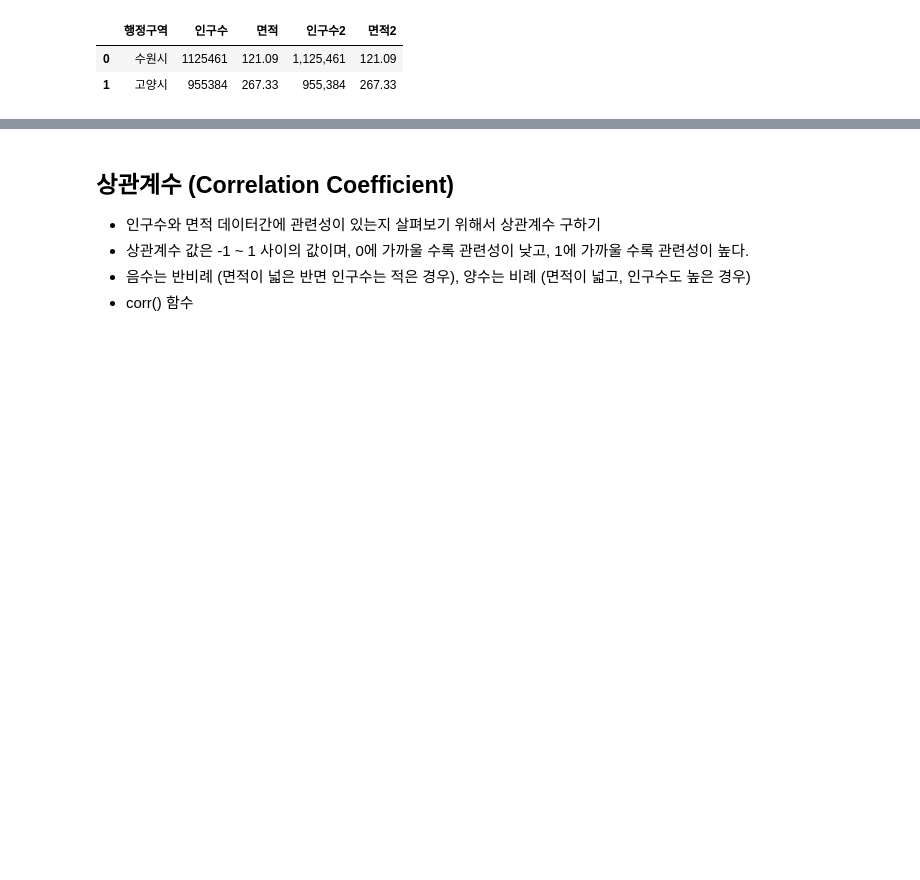
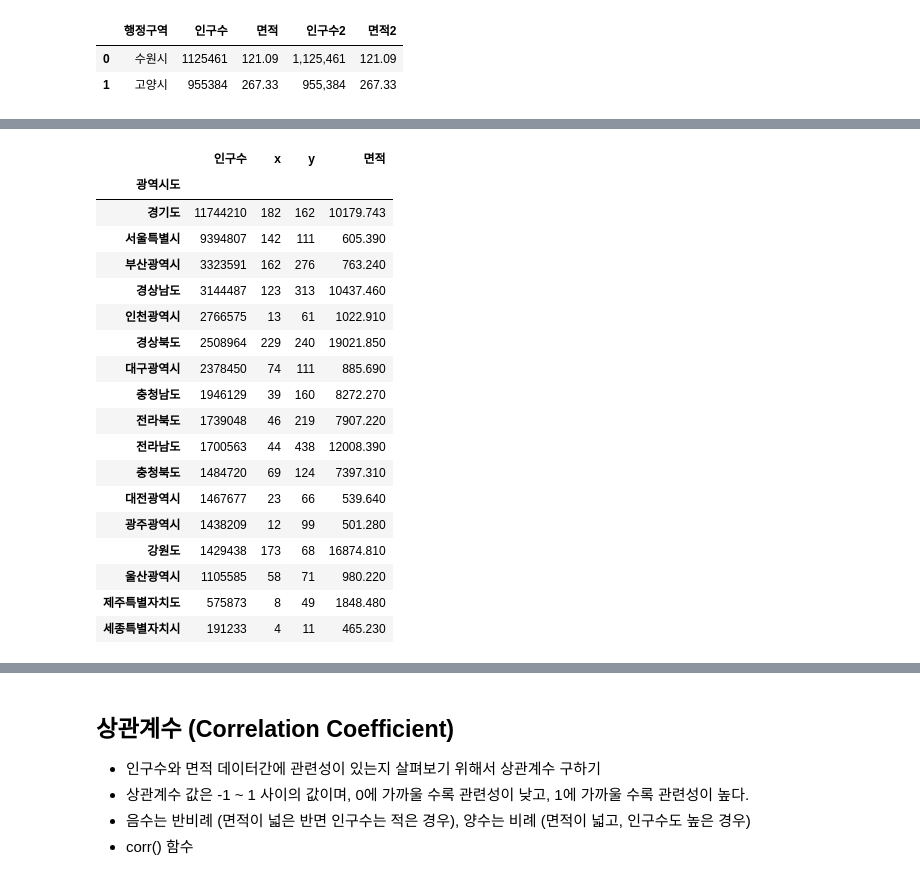
Before and after one commit to dlawlstn1616/Python_Webscraping_Analysis, a Jupyter notebook: 03-1.행정구역정보_분석과시각화.ipynb, the cells around one changed output, grey strips where cells are left out. Cells and saved outputs as stored; diff of their text form; code cells hidden in the pictures; blank space fills up the shorter version.

```diff
--- a/03-1.행정구역정보_분석과시각화.ipynb
+++ b/03-1.행정구역정보_분석과시각화.ipynb
@@ -305,0 +429,2 @@ gy_df.head(2)
+# %%
+data.rename(columns={'Unnamed: 0':'seq'}, inplace=True)
@@ -305,0 +437,3 @@ gy_df.head(2)
+# %%
+# seq column을 index로 변경하기
+data.set_index('seq', inplace=True)
@@ -305,0 +477,24 @@ gy_df.head(2)
+# %%
+# DataFrame 객체사용 - 광역시도별 행정구역의 인구수 합계
+# pandas.core.groupby.generic.DataFrameGroupBy object
+data.groupby('광역시도').sum(numeric_only=True).sort_values(by='인구수', ascending=False)
+# %% [output]
+|  | 인구수 | x | y | 면적 |
+| 광역시도 |  |  |  |  |
+| 경기도 | 11744210 | 182 | 162 | 10179.743 |
+| 서울특별시 | 9394807 | 142 | 111 | 605.390 |
+| 부산광역시 | 3323591 | 162 | 276 | 763.240 |
+| 경상남도 | 3144487 | 123 | 313 | 10437.460 |
+| 인천광역시 | 2766575 | 13 | 61 | 1022.910 |
+| 경상북도 | 2508964 | 229 | 240 | 19021.850 |
+| 대구광역시 | 2378450 | 74 | 111 | 885.690 |
+| 충청남도 | 1946129 | 39 | 160 | 8272.270 |
+| 전라북도 | 1739048 | 46 | 219 | 7907.220 |
+| 전라남도 | 1700563 | 44 | 438 | 12008.390 |
+| 충청북도 | 1484720 | 69 | 124 | 7397.310 |
+| 대전광역시 | 1467677 | 23 | 66 | 539.640 |
+| 광주광역시 | 1438209 | 12 | 99 | 501.280 |
+| 강원도 | 1429438 | 173 | 68 | 16874.810 |
+| 울산광역시 | 1105585 | 58 | 71 | 980.220 |
+| 제주특별자치도 | 575873 | 8 | 49 | 1848.480 |
+| 세종특별자치시 | 191233 | 4 | 11 | 465.230 |
```
Also changed, not shown: parts of 35 cells of this notebook, 3 other files.
